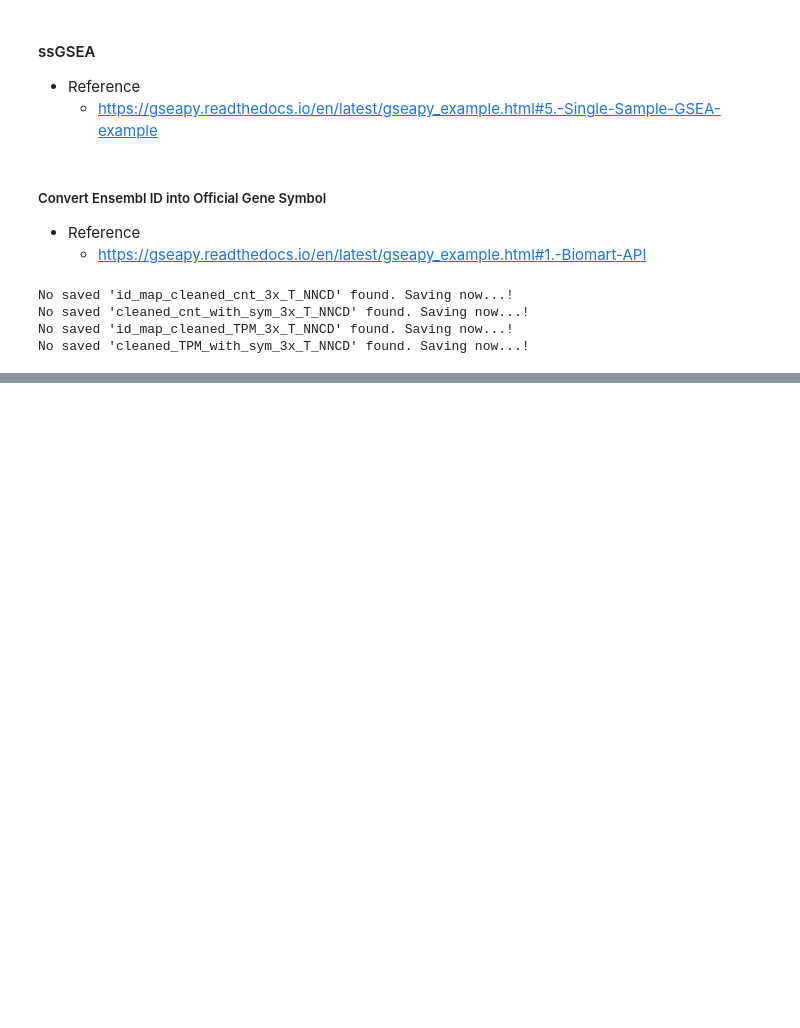
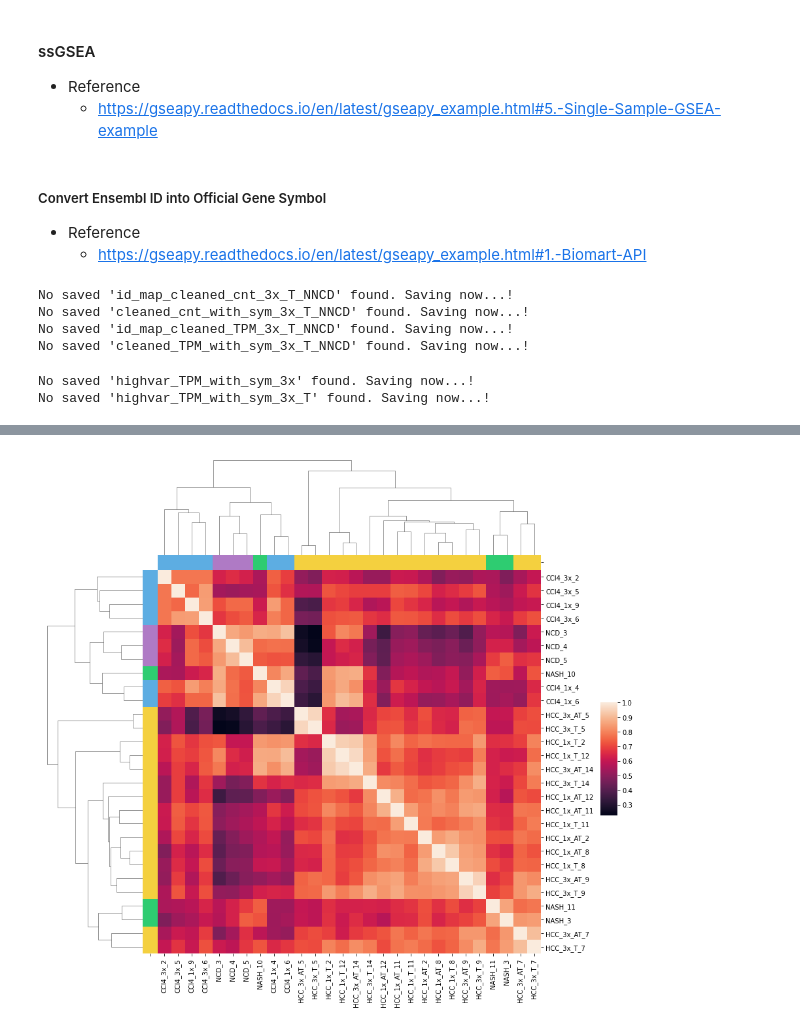
Before and after one commit to jigsaw-snu/NASH_HCC_liver-KRIBB_2022, a Jupyter notebook: srcs/rsem_star_deseq/sample_qc.ipynb, the cells around one changed output, grey strips where cells are left out. Saved outputs shown, nothing was run; the diff lists cells and outputs as text; code cells hidden in the pictures; blank space fills up the shorter version.

```diff
--- a/srcs/rsem_star_deseq/sample_qc.ipynb
+++ b/srcs/rsem_star_deseq/sample_qc.ipynb
@@ -1012,6 +1014,17 @@ No saved 'id_map_cleaned_cnt_3x_T_NNCD' found. Saving now...!
 No saved 'cleaned_cnt_with_sym_3x_T_NNCD' found. Saving now...!
 No saved 'id_map_cleaned_TPM_3x_T_NNCD' found. Saving now...!
 No saved 'cleaned_TPM_with_sym_3x_T_NNCD' found. Saving now...!
+# %%
+id_map_highvar_TPM, highvar_TPM_with_sym = Ens2Sym(highvar_TPM)
+id_map_highvar_TPM_3x, highvar_TPM_with_sym_3x = Ens2Sym(highvar_TPM_3x)
+id_map_highvar_TPM_3x_T, highvar_TPM_with_sym_3x_T = Ens2Sym(highvar_TPM_3x_T)
+
+SaveObject(["id_map_highvar_TPM_3x", "highvar_TPM_with_sym_3x",
+            "id_map_highvar_TPM_3x_T", "highvar_TPM_with_sym_3x_T"],
+            "../../data/QC/")
+# %% [output]
+No saved 'highvar_TPM_with_sym_3x' found. Saving now...!
+No saved 'highvar_TPM_with_sym_3x_T' found. Saving now...!
 # %%
 def MakeNESdf(cnt_data: pd.DataFrame, db: str="KEGG_2019_Mouse") -> pd.DataFrame:
     gsea_res = gp.ssgsea(data=cnt_data,
@@ -1083,3 +1096,24 @@ test4.loc[[x for x in test4.index if 'insulin' in x.lower()], :].reindex(sorted(
 | Insulin secretion | -0.162459 | -0.178667 | -0.205325 | -0.176164 | -0.172333 | -0.177873 | -0.16341 | -0.205737 | -0.186456 | ... |
 | Insulin signaling pathway | 0.136809 | 0.148058 | 0.124887 | 0.145115 | 0.1281 | 0.133487 | 0.141979 | 0.107632 | 0.114213 | ... |
 | Insulin resistance | 0.034092 | 0.033317 | 0.026076 | 0.00654 | 0.011349 | 0.011653 | 0.034992 | 0.011845 | 0.034708 | ... |
+# %%
+highvar_TPM.sort_index(inplace=True, axis=1)
+# %%
+def ColumnColorMap(data: pd.DataFrame) -> dict:
+    ncd = dict([(x, "#AF7AC5") for x in [t for t in data.columns if 'NCD' in t]])
+    nash = dict([(x, "#2ECC71") for x in [t for t in data.columns if 'NASH' in t]])
+    ccl4 = dict([(x, "#5DADE2") for x in [t for t in data.columns if 'CCI4' in t]])
+    hcc = dict([(x, "#F4D03F") for x in [t for t in data.columns if 'HCC' in t]])
+
+    return data.columns.to_series().map({**ncd, **nash, **ccl4, **hcc})
+# %%
+corrmap = sns.clustermap(highvar_TPM.corr(),
+                         figsize=(12, 12),
+                         method="average",
+                         metric="euclidean",
+                         col_colors=ColumnColorMap(highvar_TPM),
+                         row_colors=ColumnColorMap(highvar_TPM));
+
+corrmap.ax_cbar.set_position((1.0, 0.35, 0.03, 0.2));
+# %% [output]
+[figure, added]
```
Also changed, not shown: parts of 6 cells of this notebook, 10 other files.
